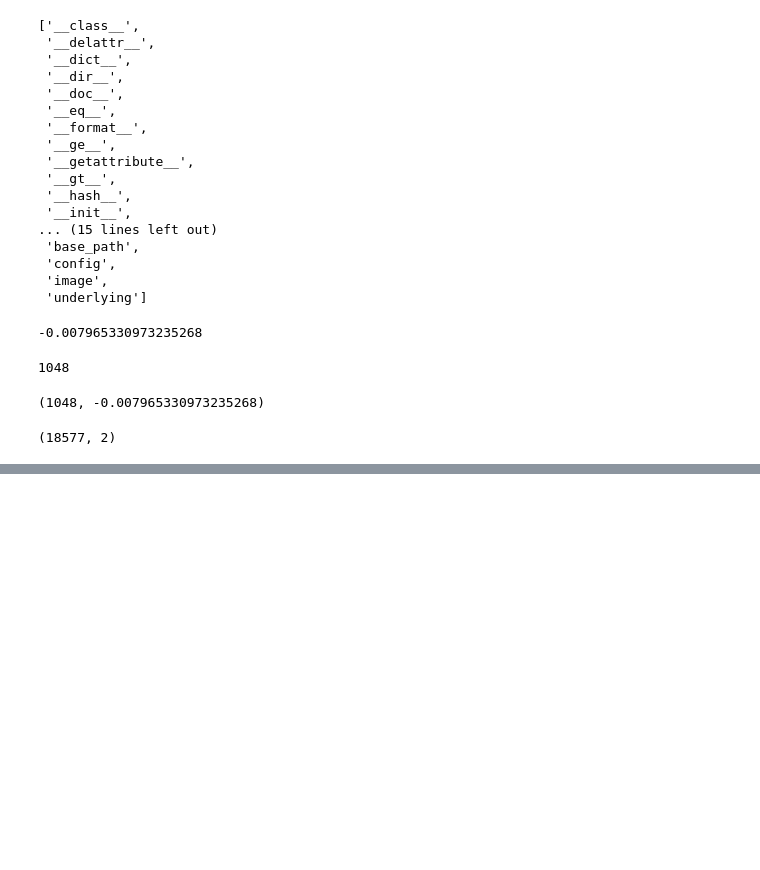
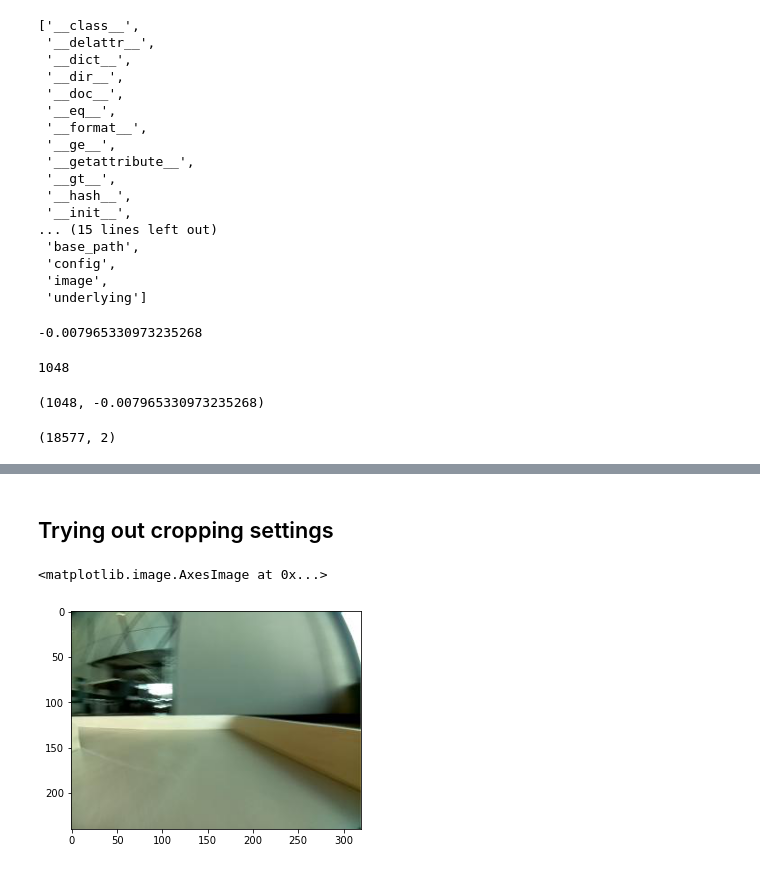
Before and after one commit to ilmaruduste/donkey-car-implemented-lag, a Jupyter notebook: eda1.ipynb, the cells around one changed output, grey strips where cells are left out. Cells and saved outputs as stored; diff of their text form; code cells hidden in the pictures; blank space fills up the shorter version.

Commit message:
Add further data analysis

```diff
--- a/eda1.ipynb
+++ b/eda1.ipynb
@@ -171,0 +172,2 @@ angle_time
+# %% [markdown]
+## Trying out cropping settings
@@ -171,0 +177,7 @@ angle_time
+# %%
+orig_img = mpimg.imread('./data/tub_85_22-03-31/images/7771_cam_image_array_.jpg')
+# %%
+plt.imshow(orig_img)
+# %% [output]
+<matplotlib.image.AxesImage at 0x...>
+[figure, added]
```
Also changed, not shown: parts of 12 cells of this notebook.
